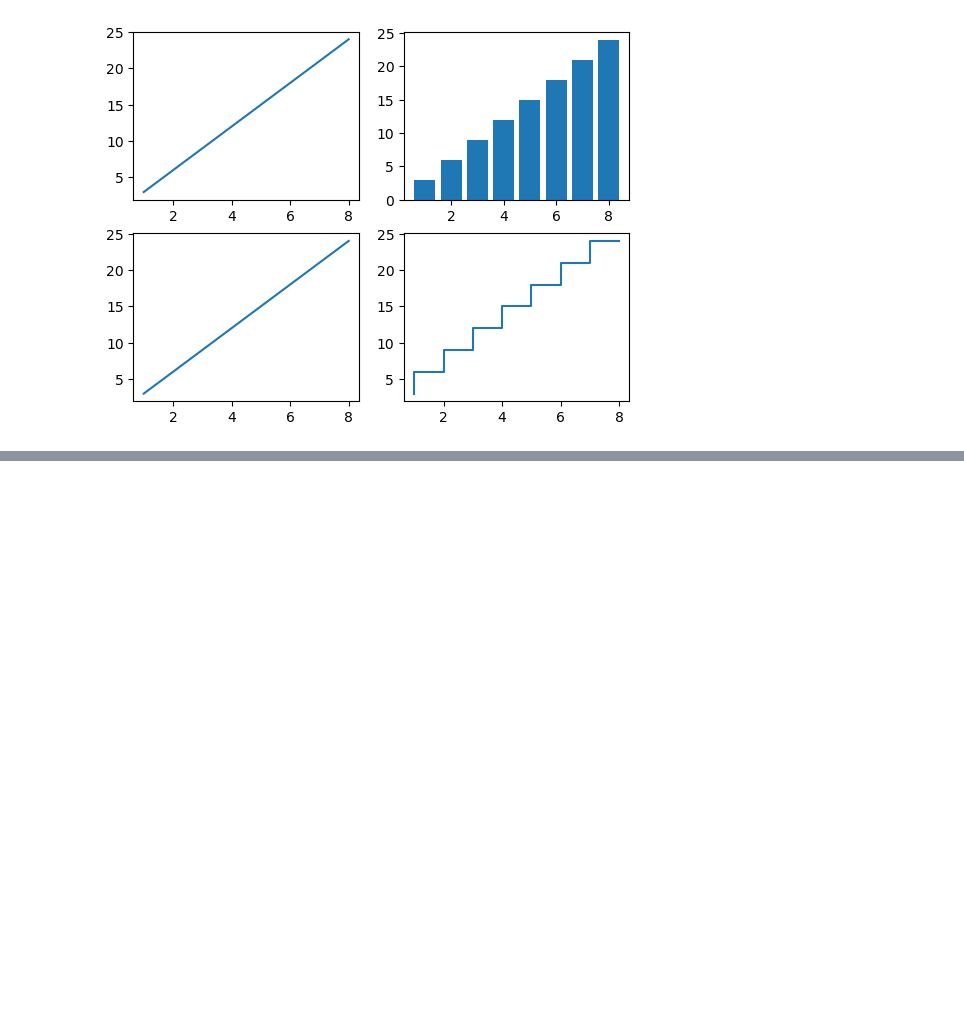
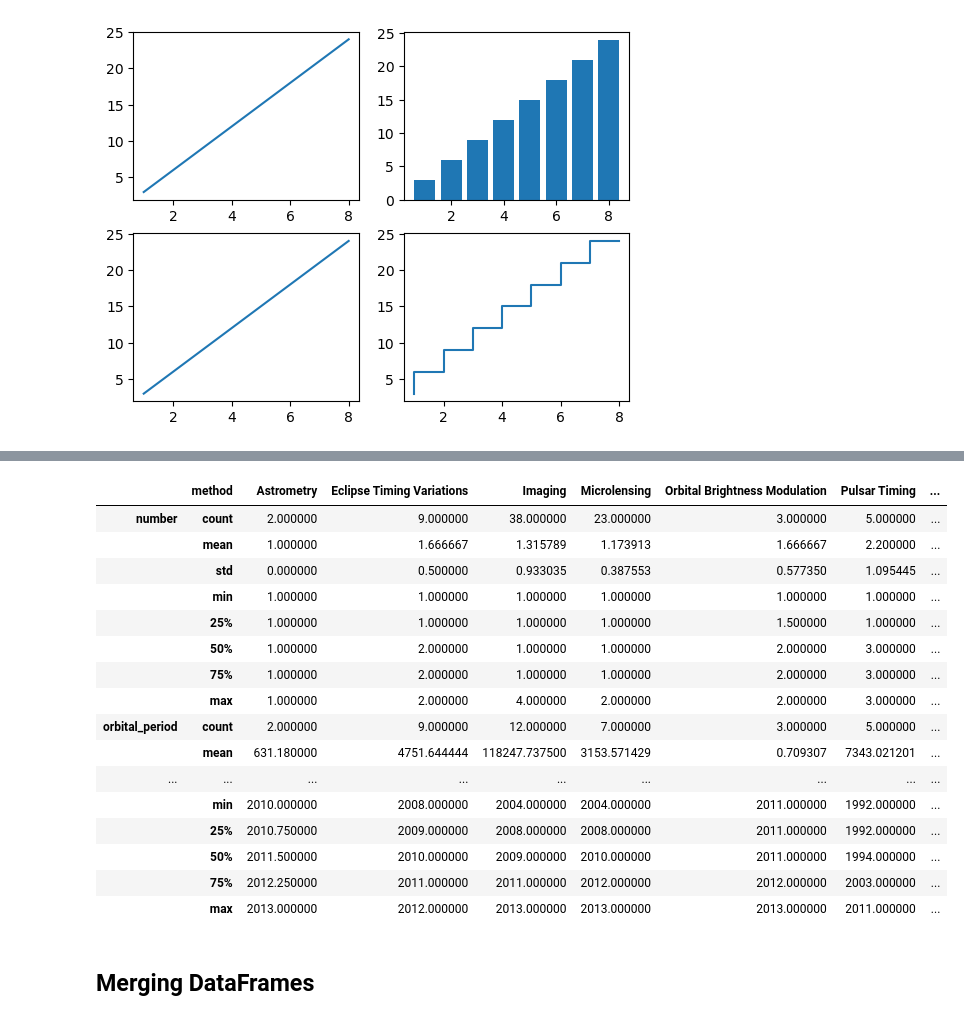
Before and after one commit to kin-yao/udemyy-python, a Jupyter notebook: dirtyhandsss.ipynb, the cells around one changed output, grey strips where cells are left out. Drawn from its saved outputs; the diff is of its cells as text; code cells hidden in the pictures; blank space fills up the shorter version.

```diff
--- a/dirtyhandsss.ipynb
+++ b/dirtyhandsss.ipynb
@@ -47,0 +212,22 @@ plt.step(x,y)
+# %%
+df.groupby("method").describe().transpose()
+# %% [output]
+|  | method | Astrometry | Eclipse Timing Variations | Imaging | Microlensing | Orbital Brightness Modulation | Pulsar Timing | ... |
+| number | count | 2.000000 | 9.000000 | 38.000000 | 23.000000 | 3.000000 | 5.000000 | ... |
+|  | mean | 1.000000 | 1.666667 | 1.315789 | 1.173913 | 1.666667 | 2.200000 | ... |
+|  | std | 0.000000 | 0.500000 | 0.933035 | 0.387553 | 0.577350 | 1.095445 | ... |
+|  | min | 1.000000 | 1.000000 | 1.000000 | 1.000000 | 1.000000 | 1.000000 | ... |
+|  | 25% | 1.000000 | 1.000000 | 1.000000 | 1.000000 | 1.500000 | 1.000000 | ... |
+|  | 50% | 1.000000 | 2.000000 | 1.000000 | 1.000000 | 2.000000 | 3.000000 | ... |
+|  | 75% | 1.000000 | 2.000000 | 1.000000 | 1.000000 | 2.000000 | 3.000000 | ... |
+|  | max | 1.000000 | 2.000000 | 4.000000 | 2.000000 | 2.000000 | 3.000000 | ... |
+| orbital_period | count | 2.000000 | 9.000000 | 12.000000 | 7.000000 | 3.000000 | 5.000000 | ... |
+|  | mean | 631.180000 | 4751.644444 | 118247.737500 | 3153.571429 | 0.709307 | 7343.021201 | ... |
+| ... | ... | ... | ... | ... | ... | ... | ... | ... |
+|  | min | 2010.000000 | 2008.000000 | 2004.000000 | 2004.000000 | 2011.000000 | 1992.000000 | ... |
+|  | 25% | 2010.750000 | 2009.000000 | 2008.000000 | 2008.000000 | 2011.000000 | 1992.000000 | ... |
+|  | 50% | 2011.500000 | 2010.000000 | 2009.000000 | 2010.000000 | 2011.000000 | 1994.000000 | ... |
+|  | 75% | 2012.250000 | 2011.000000 | 2011.000000 | 2012.000000 | 2012.000000 | 2003.000000 | ... |
+|  | max | 2013.000000 | 2012.000000 | 2013.000000 | 2013.000000 | 2013.000000 | 2011.000000 | ... |
+# %% [markdown]
+## Merging DataFrames
```
Also changed, not shown: parts of 25 cells of this notebook.
